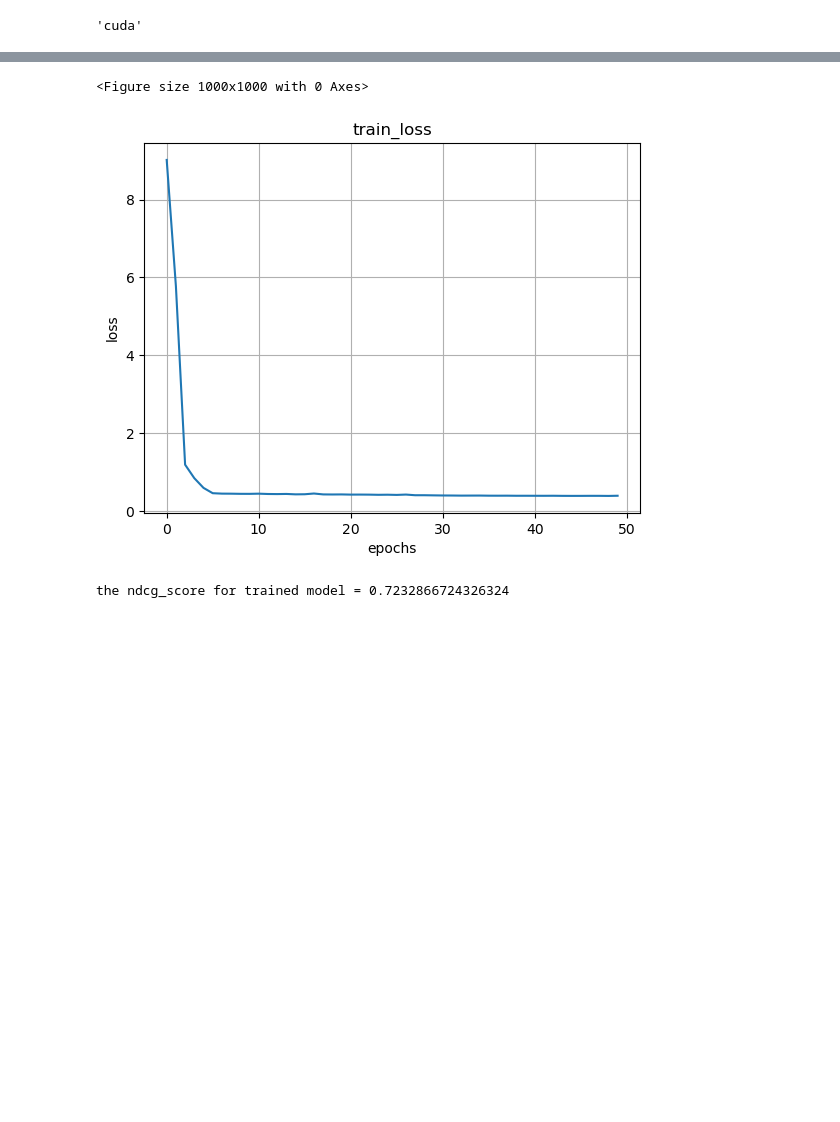
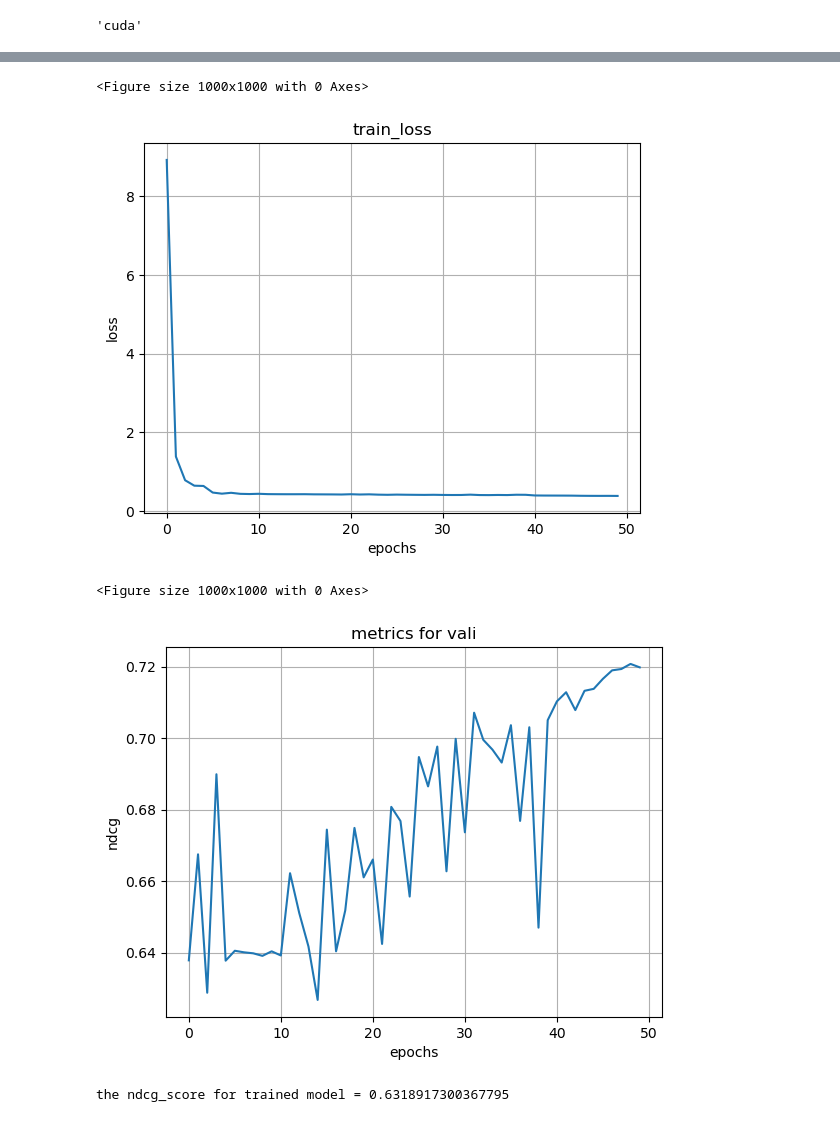
Before and after one commit to Sapr7/Learning-To-Rank, a Jupyter notebook: 2.ipynb, the cells around one changed output, grey strips where cells are left out. Drawn from its saved outputs; the diff is of its cells as text; code cells hidden in the pictures; blank space fills up the shorter version.

Commit message:
added graphic for eval

```diff
--- a/2.ipynb
+++ b/2.ipynb
@@ -171,6 +176,7 @@ Number of trainable parameters: 76289
 'cuda'
 # %%
 losses = train(train_dataloader=train_loader,
+               test_loader= test_loader,
       model = model,
       loss_fn=loss,
       optimizer=opt_adam,sheluder=scheduler,
@@ -197,9 +203,13 @@ tensor(0.3872, device='cuda:0', grad_fn=<DivBackward0>)
-# %%
-plot_loss(train_loss=losses)
-# %% [output]
-<Figure size 1000x1000 with 0 Axes>
-[figure, removed]
+# %%
+plot_loss(train_loss=losses[0], label='train_loss', y_label='loss')
+
+plot_loss(train_loss = losses[1],label='metrics for vali', y_label='ndcg')
+# %% [output]
+<Figure size 1000x1000 with 0 Axes>
+[figure, added]
+<Figure size 1000x1000 with 0 Axes>
+[figure, added]
 # %%
-print(f'the ndcg_score for trained model = {vali(test_loader )}')
+# print(f'the ndcg_score for trained model = {vali(test_loader )}')
 # %% [output]
-the ndcg_score for trained model = 0.7232866724326324
+the ndcg_score for trained model = 0.6318917300367795
```
Also changed, not shown: parts of 2 cells of this notebook.
